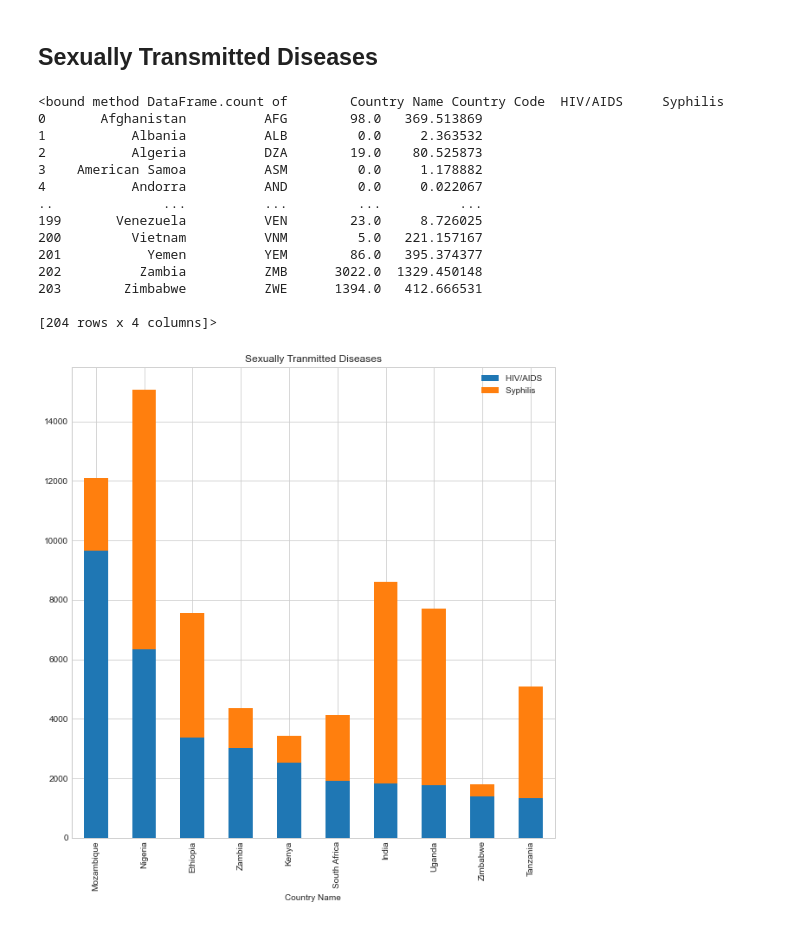
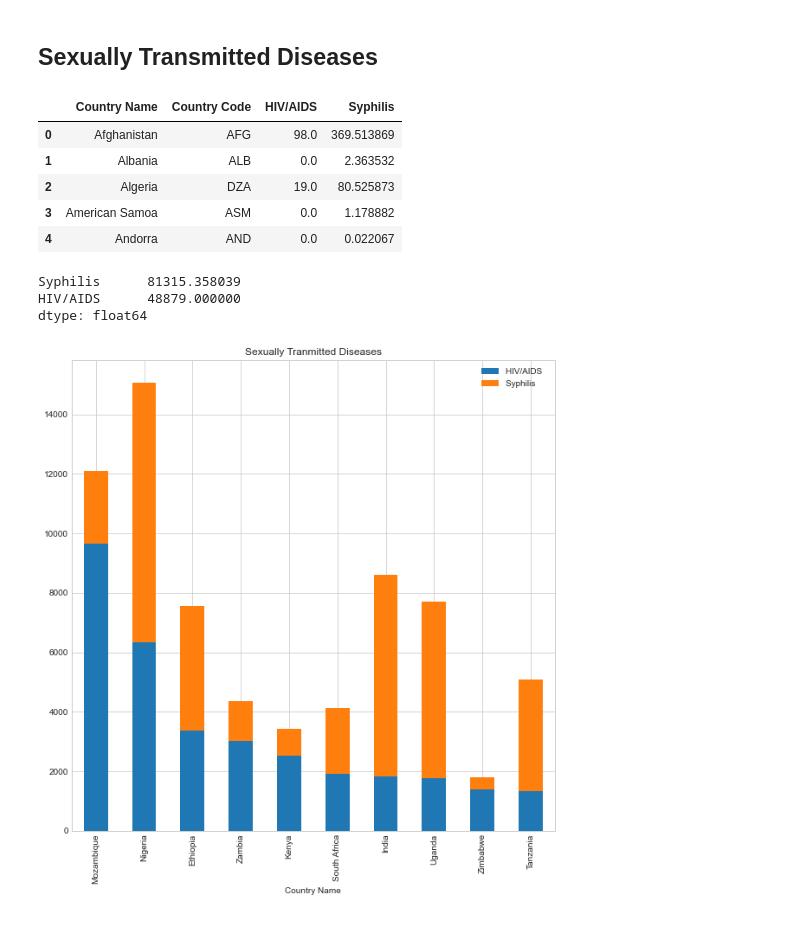
Before and after one commit to shinzou23/DATA100-Final-Project, a Jupyter notebook: DATA100_Final_Project_Group_3.ipynb, the cells around one changed output. Drawn from its saved outputs; the diff is of its cells as text; code cells hidden in the pictures.

Commit message:
added STDs_summed_cols
test

```diff
--- a/DATA100_Final_Project_Group_3.ipynb
+++ b/DATA100_Final_Project_Group_3.ipynb
@@ -632,20 +632,11 @@ Index(['Country Name', 'Country Code', 'Year',
 # %%
 STDs = pd.read_csv('Databases/cleaned_cause_2019.csv', usecols=['Country Name', 'Country Code',
                                                                 'Syphilis  ', 'HIV/AIDS  '])
 STDs.head()
-STDs.count
 # %% [output]
-<bound method DataFrame.count of        Country Name Country Code  HIV/AIDS     Syphilis
-0       Afghanistan          AFG        98.0   369.513869
-1           Albania          ALB         0.0     2.363532
-2           Algeria          DZA        19.0    80.525873
-3    American Samoa          ASM         0.0     1.178882
-4           Andorra          AND         0.0     0.022067
-..              ...          ...         ...          ...
-199       Venezuela          VEN        23.0     8.726025
-200         Vietnam          VNM         5.0   221.157167
-201           Yemen          YEM        86.0   395.374377
-202          Zambia          ZMB      3022.0  1329.450148
-203        Zimbabwe          ZWE      1394.0   412.666531
-
-[204 rows x 4 columns]>
+|  | Country Name | Country Code | HIV/AIDS | Syphilis |
+| 0 | Afghanistan | AFG | 98.0 | 369.513869 |
+| 1 | Albania | ALB | 0.0 | 2.363532 |
+| 2 | Algeria | DZA | 19.0 | 80.525873 |
+| 3 | American Samoa | ASM | 0.0 | 1.178882 |
+| 4 | Andorra | AND | 0.0 | 0.022067 |
@@ -652,3 +646,9 @@ STDs.count
+# %%
+STDs_summed_cols
+# %% [output]
+Syphilis      81315.358039
+HIV/AIDS      48879.000000
+dtype: float64
 # %%
 topSTDs = STDs.sort_values(by = ['HIV/AIDS  ','Syphilis  '], ascending=[False, False]).head(10)
 topSTDs.plot.bar(x='Country Name', stacked=True, title='Sexually Tranmitted Diseases',figsize=(10,10))
```
Also changed, not shown: parts of 1 cell of this notebook.
